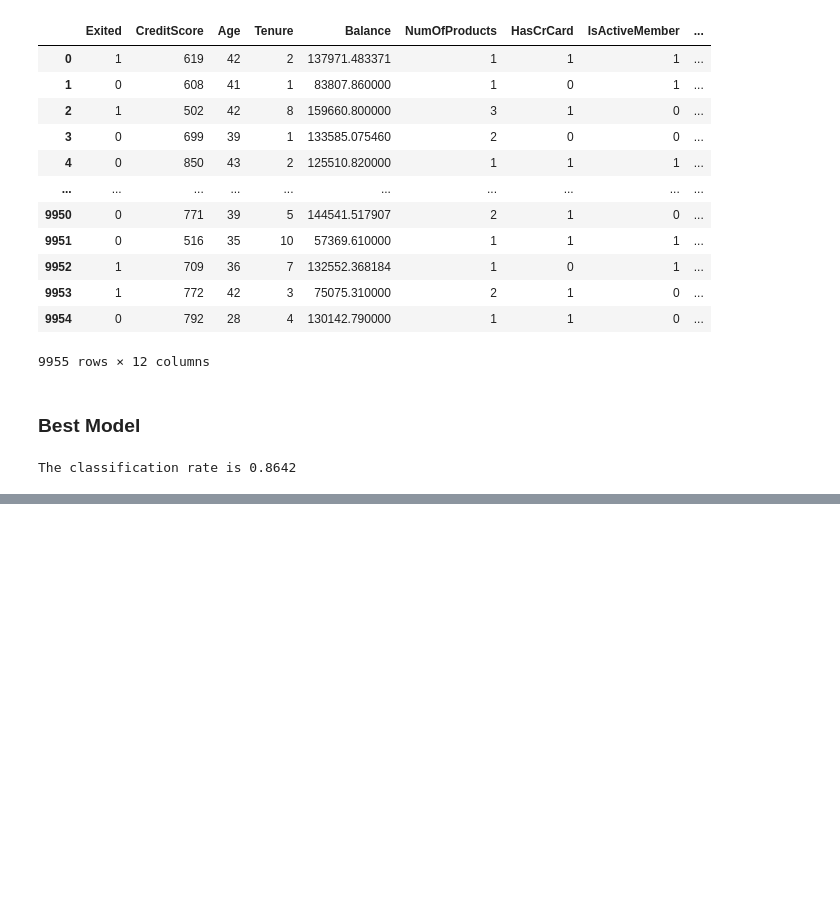
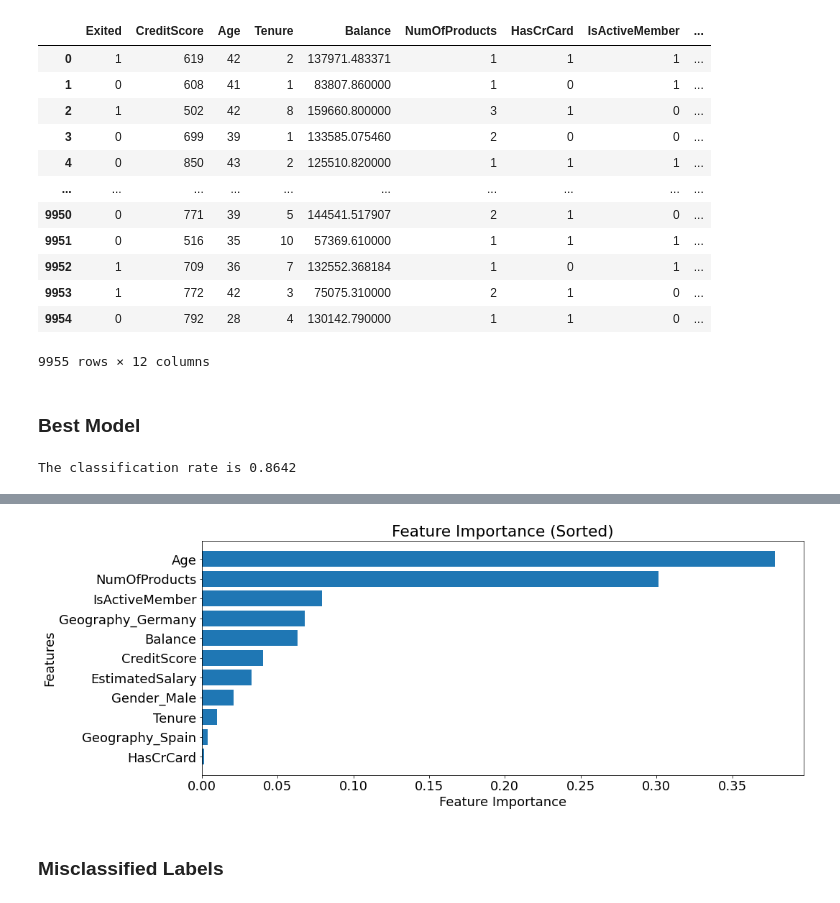
Before and after one commit to Yoyoyamato/churn_modeling, a Jupyter notebook: Final_Model.ipynb, the cells around one changed output, grey strips where cells are left out. Drawn from its saved outputs; the diff is of its cells as text; code cells hidden in the pictures; blank space fills up the shorter version.

```diff
--- a/Final_Model.ipynb
+++ b/Final_Model.ipynb
@@ -79,0 +90,16 @@ The classification rate is 0.8642
+# %%
+importances = xgb.feature_importances_
+indices = np.argsort(importances)
+
+fig, ax = plt.subplots()
+ax.barh(range(len(importances)), importances[indices])
+ax.set_yticks(range(len(importances)))
+_ = ax.set_yticklabels(np.array(X_train.columns)[indices])
+plt.title('Feature Importance (Sorted)')
+plt.xlabel('Feature Importance')
+plt.ylabel('Features')
+plt.show()
+# %% [output]
+[figure, added]
+# %% [markdown]
+### Misclassified Labels
```
Also changed, not shown: parts of 1 cell of this notebook.
